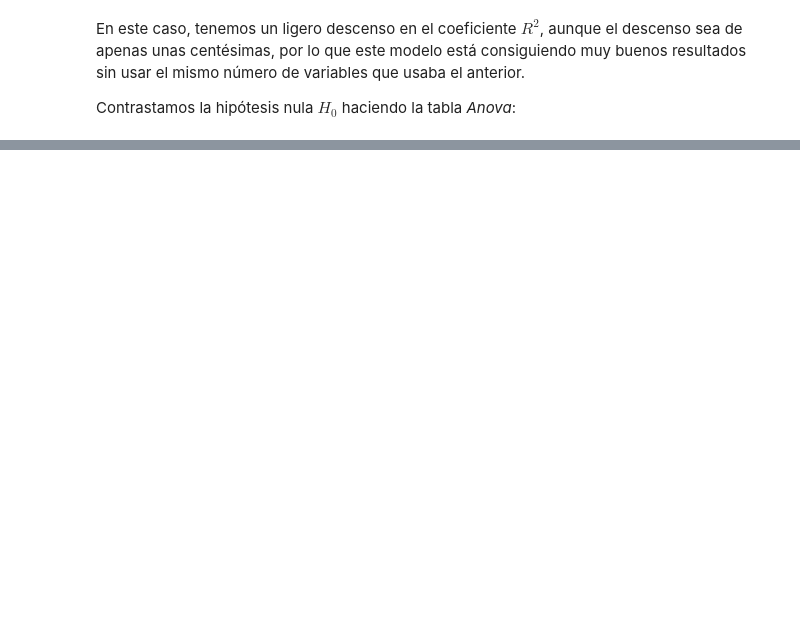
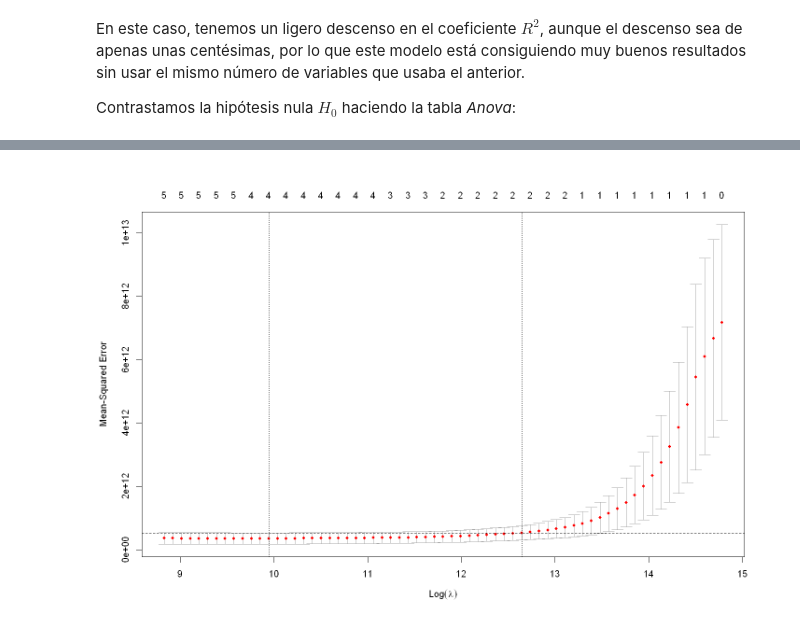
Before and after one commit to fjsaezm/mcd, a Jupyter notebook: MAE/Regression/Regression.ipynb, the cells around one changed output, grey strips where cells are left out. Saved outputs shown, nothing was run; the diff lists cells and outputs as text; code cells hidden in the pictures; blank space fills up the shorter version.

```diff
--- a/MAE/Regression/Regression.ipynb
+++ b/MAE/Regression/Regression.ipynb
@@ -304,0 +449,9 @@ resumen_todos
+# %%
+suppressMessages(library('glmnet'))
+library('glmnet')
+lasso_cv <- cv.glmnet (as.matrix(fuel2001) , Y, alpha = 1)
+plot(lasso_cv)
+indice <- which(min(lasso_cv$cvm) == lasso_cv$cvm)
+abline(h = lasso_cv$cvm[indice] + lasso_cv$cvsd[indice], lty = 2)
+# %% [output]
+[figure, added]
```
Also changed, not shown: parts of 44 cells of this notebook, 1 other file.
